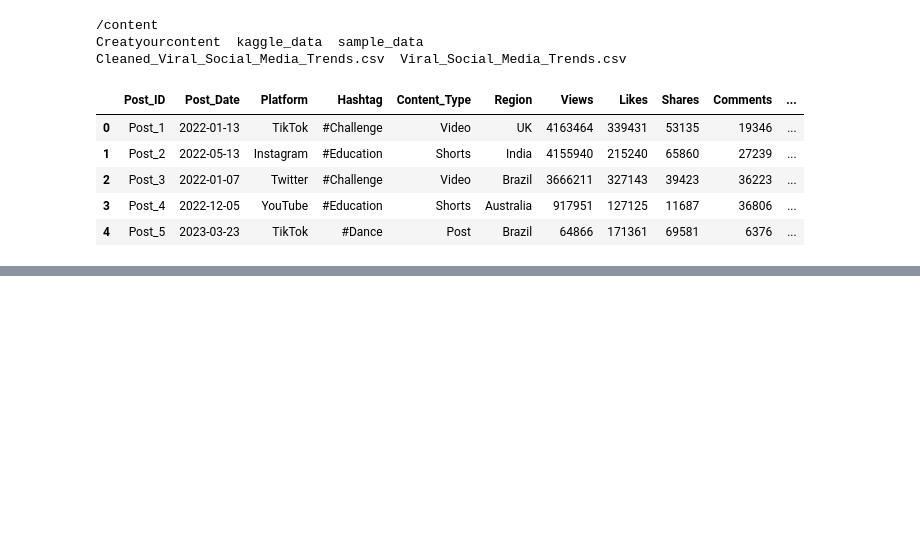
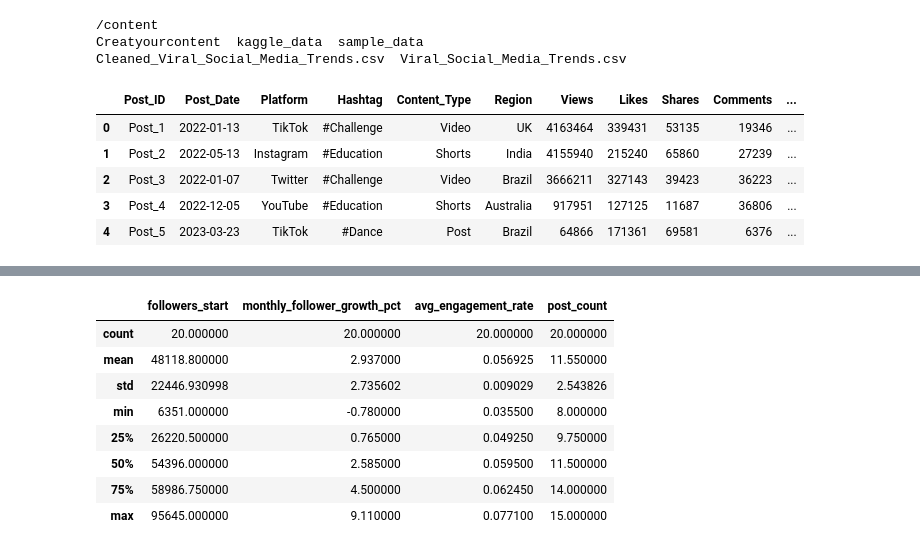
Before and after one commit to Diveesha909/Creatyourcontent, a Jupyter notebook: EDAforphase1.ipynb, the cells around one changed output, grey strips where cells are left out. Drawn from its saved outputs; the diff is of its cells as text; code cells hidden in the pictures; blank space fills up the shorter version.

```diff
--- a/EDAforphase1.ipynb
+++ b/EDAforphase1.ipynb
@@ -82,0 +83,12 @@ display(kaggle_df.head())
+# %%
+df.describe()
+# %% [output]
+|  | followers_start | monthly_follower_growth_pct | avg_engagement_rate | post_count |
+| count | 20.000000 | 20.000000 | 20.000000 | 20.000000 |
+| mean | 48118.800000 | 2.937000 | 0.056925 | 11.550000 |
+| std | 22446.930998 | 2.735602 | 0.009029 | 2.543826 |
+| min | 6351.000000 | -0.780000 | 0.035500 | 8.000000 |
+| 25% | 26220.500000 | 0.765000 | 0.049250 | 9.750000 |
+| 50% | 54396.000000 | 2.585000 | 0.059500 | 11.500000 |
+| 75% | 58986.750000 | 4.500000 | 0.062450 | 14.000000 |
+| max | 95645.000000 | 9.110000 | 0.077100 | 15.000000 |
```
Also changed, not shown: parts of 18 cells of this notebook.
